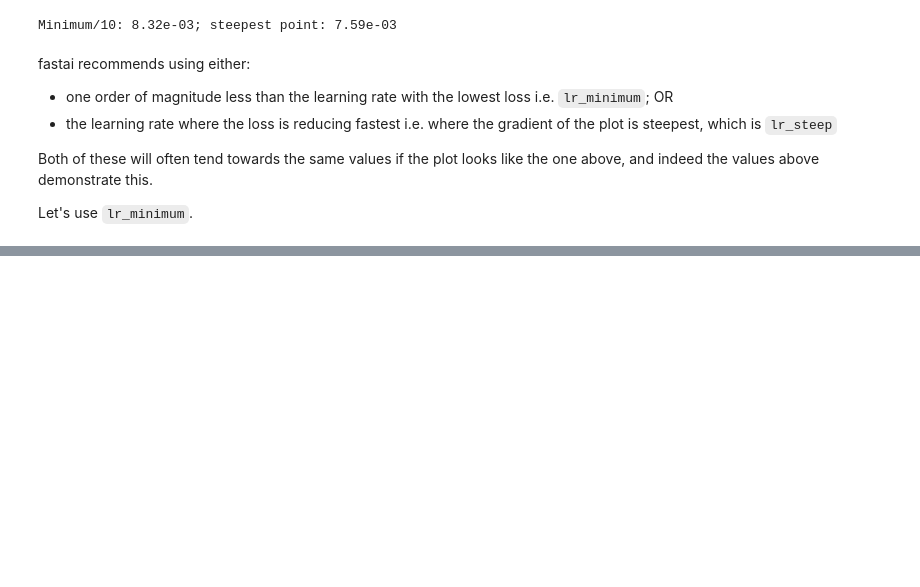
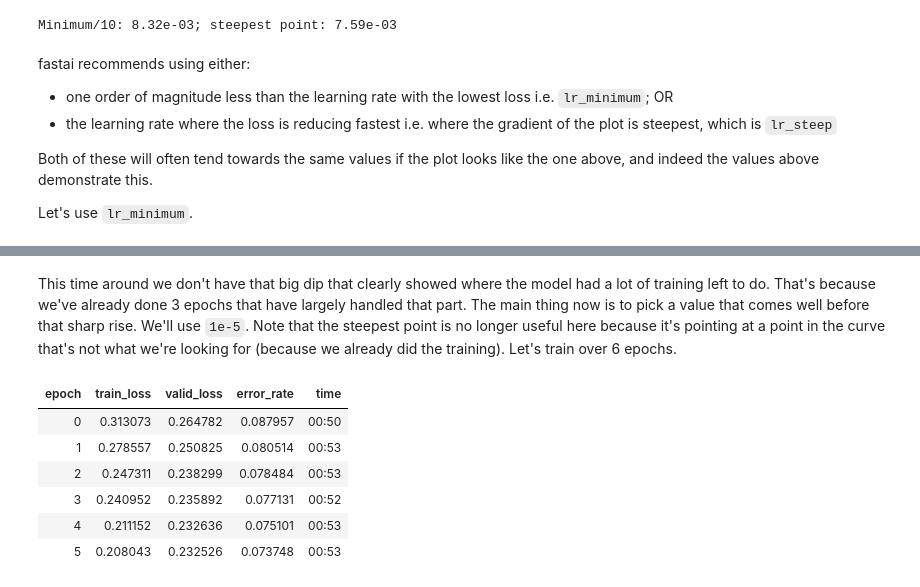
Before and after one commit to CodeWithOz/fastai-deep-learn-coders, a Jupyter notebook: ch-05-pet-breeds-pt2.ipynb, the cells around one changed output, grey strips where cells are left out. Saved outputs shown, nothing was run; the diff lists cells and outputs as text; code cells hidden in the pictures; blank space fills up the shorter version.

```diff
--- a/ch-05-pet-breeds-pt2.ipynb
+++ b/ch-05-pet-breeds-pt2.ipynb
@@ -600,0 +667,12 @@ Now we see a reduction in the loss as expected. Let's move on now to finetuning
+# %% [markdown]
+This time around we don't have that big dip that clearly showed where the model had a lot of training left to do. That's because we've already done 3 epochs that have largely handled that part. The main thing now is to pick a value that comes well before that sharp rise. We'll use `1e-5`. Note that the steepest point is no longer useful here because it's pointing at a point in the curve that's not what we're looking for (because we already did the training). Let's train over 6 epochs.
+# %%
+learn.fit_one_cycle(6, 1e-5)
+# %% [output]
+| epoch | train_loss | valid_loss | error_rate | time |
+| 0 | 0.313073 | 0.264782 | 0.087957 | 00:50 |
+| 1 | 0.278557 | 0.250825 | 0.080514 | 00:53 |
+| 2 | 0.247311 | 0.238299 | 0.078484 | 00:53 |
+| 3 | 0.240952 | 0.235892 | 0.077131 | 00:52 |
+| 4 | 0.211152 | 0.232636 | 0.075101 | 00:53 |
+| 5 | 0.208043 | 0.232526 | 0.073748 | 00:53 |
```
Also changed, not shown: parts of 14 cells of this notebook.
